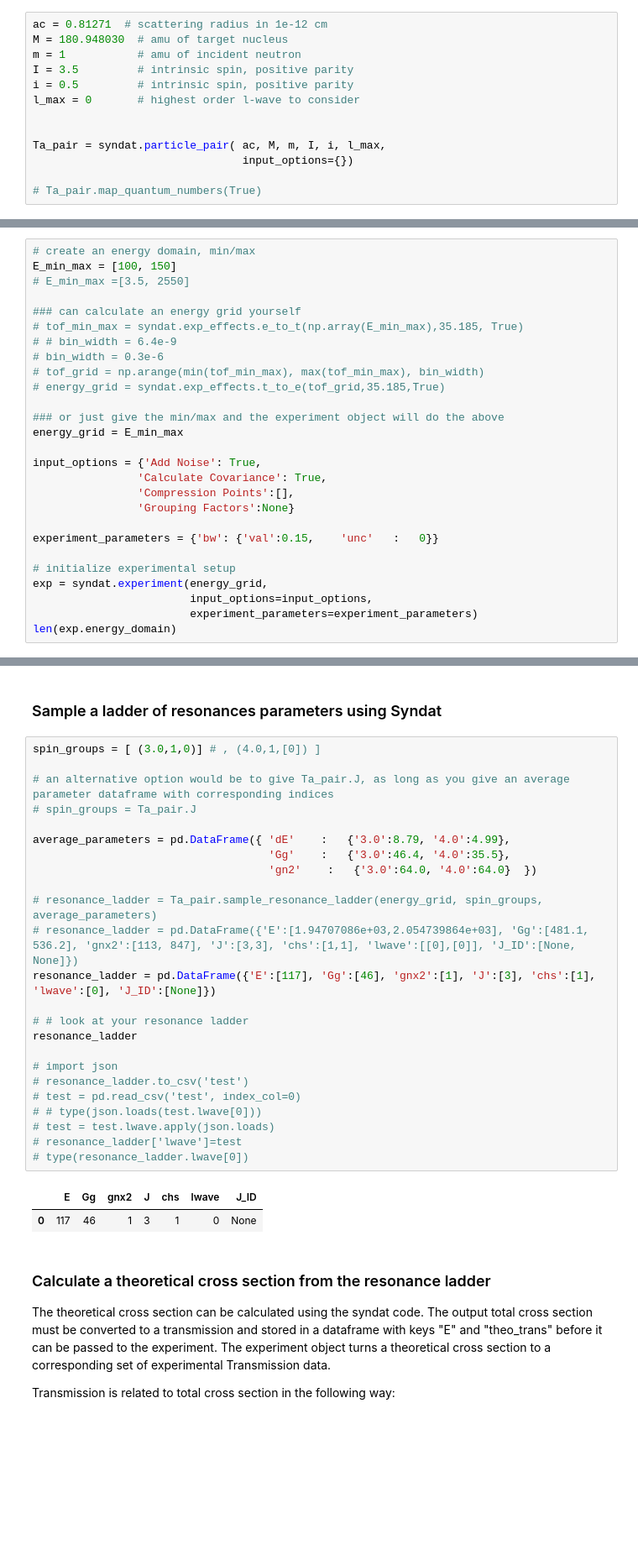
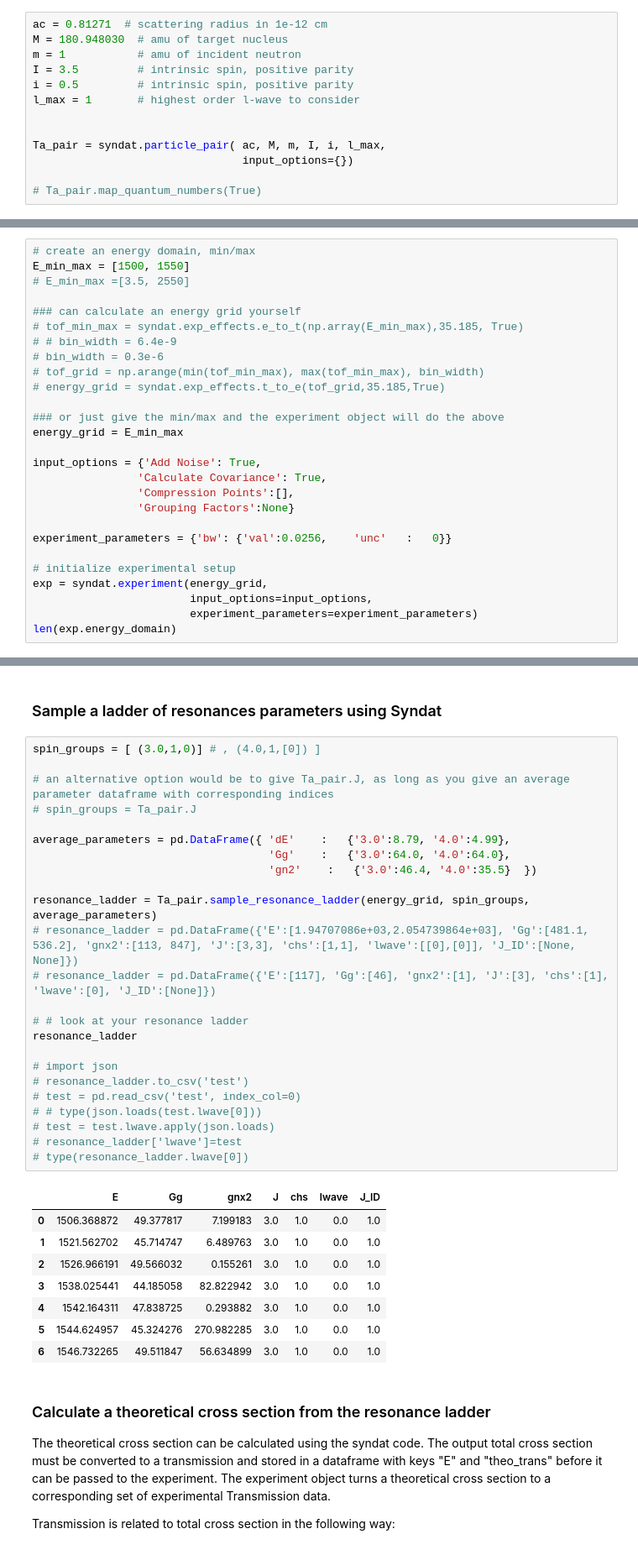
Before and after one commit to Naww137/Syndat, a Jupyter notebook: examples/GenerateData_UserExample.ipynb, the cells around one changed output, grey strips where cells are left out. Shown at 84% size. Cells and saved outputs as stored; diff of their text form; blank space fills up the shorter version.

```diff
--- a/examples/GenerateData_UserExample.ipynb
+++ b/examples/GenerateData_UserExample.ipynb
@@ -26,7 +26,7 @@ M = 180.948030  # amu of target nucleus
 m = 1           # amu of incident neutron
 I = 3.5         # intrinsic spin, positive parity
 i = 0.5         # intrinsic spin, positive parity
-l_max = 0       # highest order l-wave to consider
+l_max = 1       # highest order l-wave to consider
 
 
 Ta_pair = syndat.particle_pair( ac, M, m, I, i, l_max,
@@ -51,7 +51,7 @@ $ KE = \frac{1}{2}mv^2 = \frac{1}{2}m (\frac{FP}{ToF})^2 $ where FP is the dista
     Defining a linear energy grid will result in a wild binning stucture in tof. Consider defining a tof grid instead. In practice, the tof grid has a handful (5 or so) different bin widths and a constant bin width between each point of compresssion. This is due to the artisinal nature of this process, a complicated binning stucture is less justifiable, difficult to store in EXFOR, and requires the use of a complicated resolution broadening function.
 # %%
 # create an energy domain, min/max
-E_min_max = [100, 150]
+E_min_max = [1500, 1550]
 # E_min_max =[3.5, 2550]
 
 ### can calculate an energy grid yourself
@@ -69,7 +69,7 @@ input_options = {'Add Noise': True,
                 'Compression Points':[],
                 'Grouping Factors':None}
 
-experiment_parameters = {'bw': {'val':0.15,    'unc'   :   0}}
+experiment_parameters = {'bw': {'val':0.0256,    'unc'   :   0}}
 
 # initialize experimental setup
 exp = syndat.experiment(energy_grid,
@@ -83,30 +108,36 @@ len(exp.energy_domain)
 # %%
 spin_groups = [ (3.0,1,0)] # , (4.0,1,[0]) ]
 
 # an alternative option would be to give Ta_pair.J, as long as you give an average parameter dataframe with corresponding indices
 # spin_groups = Ta_pair.J
 
 average_parameters = pd.DataFrame({ 'dE'    :   {'3.0':8.79, '4.0':4.99},
-                                    'Gg'    :   {'3.0':46.4, '4.0':35.5},
-                                    'gn2'    :   {'3.0':64.0, '4.0':64.0}  })
+                                    'Gg'    :   {'3.0':64.0, '4.0':64.0},
+                                    'gn2'    :   {'3.0':46.4, '4.0':35.5}  })
 
-# resonance_ladder = Ta_pair.sample_resonance_ladder(energy_grid, spin_groups, average_parameters)
+resonance_ladder = Ta_pair.sample_resonance_ladder(energy_grid, spin_groups, average_parameters)
 # resonance_ladder = pd.DataFrame({'E':[1.94707086e+03,2.054739864e+03], 'Gg':[481.1, 536.2], 'gnx2':[113, 847], 'J':[3,3], 'chs':[1,1], 'lwave':[[0],[0]], 'J_ID':[None, None]})
-resonance_ladder = pd.DataFrame({'E':[117], 'Gg':[46], 'gnx2':[1], 'J':[3], 'chs':[1], 'lwave':[0], 'J_ID':[None]})
+# resonance_ladder = pd.DataFrame({'E':[117], 'Gg':[46], 'gnx2':[1], 'J':[3], 'chs':[1], 'lwave':[0], 'J_ID':[None]})
 
 # # look at your resonance ladder
 resonance_ladder
 
 # import json
 # resonance_ladder.to_csv('test')
 # test = pd.read_csv('test', index_col=0)
 # # type(json.loads(test.lwave[0]))
 # test = test.lwave.apply(json.loads)
 # resonance_ladder['lwave']=test
 # type(resonance_ladder.lwave[0])
 # %% [output]
 |  | E | Gg | gnx2 | J | chs | lwave | J_ID |
-| 0 | 117 | 46 | 1 | 3 | 1 | 0 | None |
+| 0 | 1506.368872 | 49.377817 | 7.199183 | 3.0 | 1.0 | 0.0 | 1.0 |
+| 1 | 1521.562702 | 45.714747 | 6.489763 | 3.0 | 1.0 | 0.0 | 1.0 |
+| 2 | 1526.966191 | 49.566032 | 0.155261 | 3.0 | 1.0 | 0.0 | 1.0 |
+| 3 | 1538.025441 | 44.185058 | 82.822942 | 3.0 | 1.0 | 0.0 | 1.0 |
+| 4 | 1542.164311 | 47.838725 | 0.293882 | 3.0 | 1.0 | 0.0 | 1.0 |
+| 5 | 1544.624957 | 45.324276 | 270.982285 | 3.0 | 1.0 | 0.0 | 1.0 |
+| 6 | 1546.732265 | 49.511847 | 56.634899 | 3.0 | 1.0 | 0.0 | 1.0 |
 # %% [markdown]
 ### Calculate a theoretical cross section from the resonance ladder
 
```
Also changed, not shown: parts of 9 cells of this notebook.
